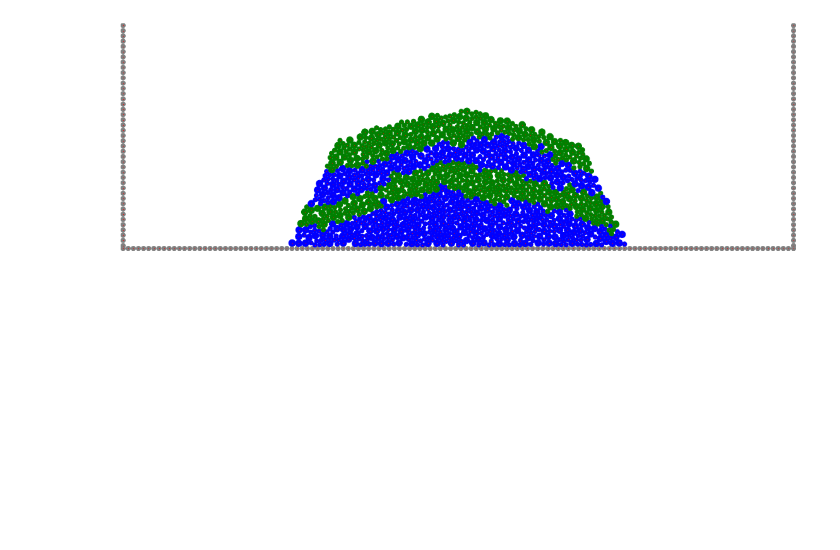
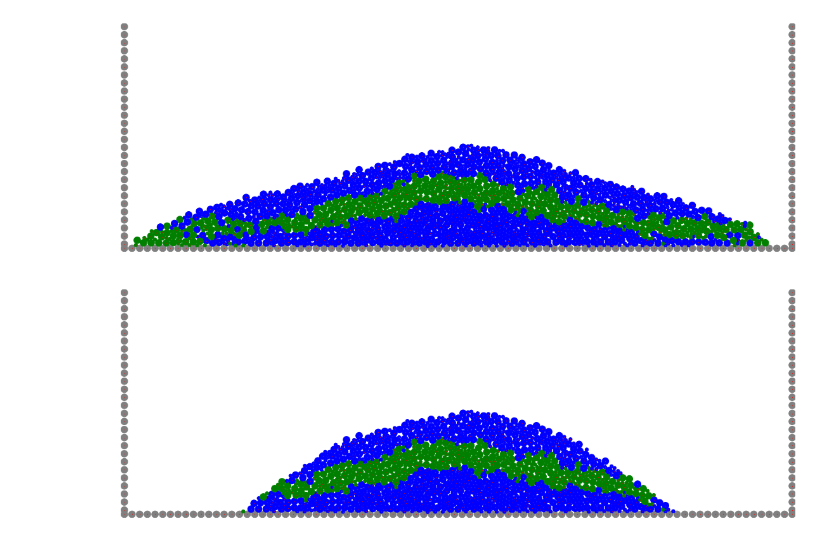
Before and after one commit to samthiele/ricepaper, a Jupyter notebook: test_notebooks/4 - Simple Slope Stability.ipynb, the cells around one changed output. Cells and saved outputs as stored; diff of their text form; code cells hidden in the pictures; blank space fills up the shorter version.

```diff
--- a/test_notebooks/4 - Simple Slope Stability.ipynb
+++ b/test_notebooks/4 - Simple Slope Stability.ipynb
@@ -39,0 +48,12 @@ Model equilibrated
+# %%
+#generate pile
+freq = [[0,0,1,1,0], #frequency of nodes in lower layer
+        [1,1,0,0,0], #frequency of nodes in upper layer
+        [1,1,0,0,0]] #frequency of nodes in upper (again)
+
+R = mat.gravityDeposit(500,1500,base=3000, #dimension of model
+                       frequency = freq, #frequency of nodes
+                       nlayers = 3, #generate 2 layers
+                       walltype= 5, #particle type of walls
+                       stepSize=200, #time (seconds) between checking stability
+                       suppress=False)
@@ -40,15 +78,18 @@ Model equilibrated
 # %%
 #shape pile
-slope = 65 #slope of sculpted pile
-height = 1000 #height of sculpted pile
+slope = 35 #slope of sculpted pile
+height = 500 #height of sculpted pile
 xmin = 1200 - height / np.tan( np.deg2rad(slope) )
 xmax = 1800 + height / np.tan( np.deg2rad(slope) )
 
-pile= R.loadLastOutput()
+pile = R.loadLastOutput()
+#pile = R.loadSteps([7])
+pile.quickPlot() #prior to sculpting
+
 deleted = pile.cut(xmin,slope)
 deleted += pile.cut(xmax,-slope)
-
-pile.quickPlot()
+pile.quickPlot() #after sculpting
 # %% [output]
-[figure, old version]
+[figure, new version]
+[figure, added]
 # %%
```
Also changed, not shown: parts of 9 cells of this notebook, 6 other files.
